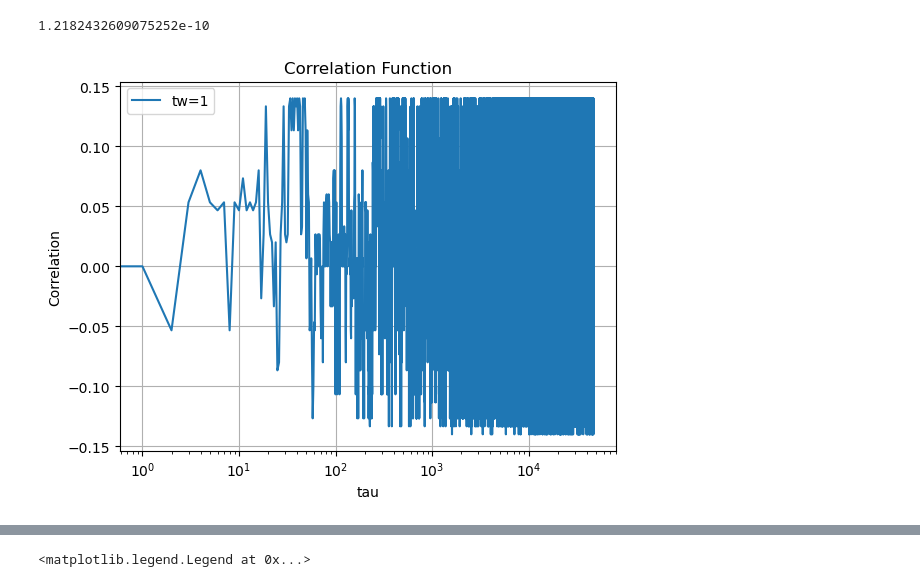
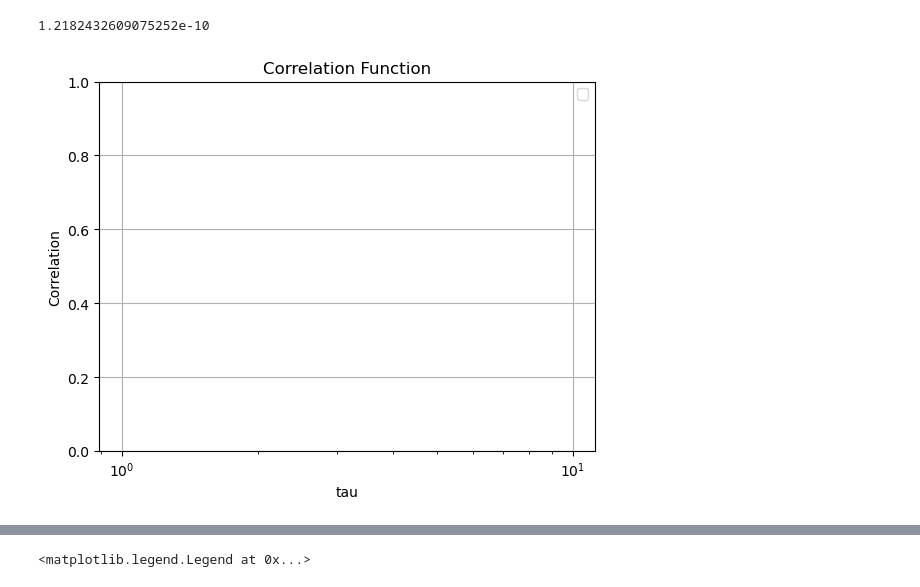
Before and after one commit to toM0dots/XYZ-color-code, a Jupyter notebook: XYZ_color_code/Optimal_decoder.ipynb, the cells around one changed output, grey strips where cells are left out. Cells and saved outputs as stored; diff of their text form; code cells hidden in the pictures.

```diff
--- a/XYZ_color_code/Optimal_decoder.ipynb
+++ b/XYZ_color_code/Optimal_decoder.ipynb
@@ -1299,13 +1314,15 @@ print( np.exp(-beta * 12))
 # %% [output]
 1.2182432609075252e-10
 # %%
-H = 3
-L = 2
-error_rate = 0.05
+import math
+H = 16
+L = 16
+error_rate = 0.001
 beta = math.log((3+error_rate)/error_rate)/3
-T = 50000
+T = 8000
+seeds = 1
 correlations = []
-for seed in range(1):
+for seed in range(seeds):
     x = lattice_space(H, L)
     logicals = logical_operators(x)
     logical = 3
@@ -1321,7 +1338,7 @@ for seed in range(1):
     error_patterns = []
     syndromes = []
     # spin_config1 = []
-    spin_config2 = []
+    spin_config = []
     # while not truncated:
     while step < T:
         # if step % 100 == 0:
@@ -1329,16 +1346,16 @@ for seed in range(1):
         #     print("Energy history:", energy_hist[-10:])
         #     print("lattice", lattice)
         step += 1
-        lattice = bkl(lattice,  1, error_rate, energy_hist, time_list)
-        spin_config2.append(lattice.copy())
-        error_patterns.append((lattice.copy()+ logicals[logical].copy()) % 2)
+        lattice, _ , _, _, _= bkl(lattice,  1, error_rate, energy_hist, time_list, configs = False)
+        spin_config.append(lattice.copy())
+        error_patterns.append((copy.deepcopy(lattice)+ copy.deepcopy(logicals[logical])) % 2)
 
-    T0, correlations0 = correlation(spin_config2[3000:])
-    correlations.append(correlations0)
+    # T0, correlations0 = correlation(spin_config2[3000:])
+    # correlations.append(correlations0)
 
-corrletions_mean = np.mean(correlations, axis=0)
+# corrletions_mean = np.mean(correlations, axis=0)
 
-plt.plot(np.arange(T0), correlations0, label='tw=1')
+# plt.plot(np.arange(T0), correlations0, label='tw=1')
 # plt.plot(time1, correlations1, label='tw=4')
 # plt.plot(time2, correlations2, label='tw=16')
 # plt.plot(time3, correlations3, label='tw=56')
@@ -1368,31 +1385,31 @@ plt.show()
 # plt.ylabel('Number of keys with that value length')
 # plt.title('Histogram of Value Lengths in Dictionary')
 # plt.xticks(lengths)
 # plt.grid(axis='y', linestyle='--', alpha=0.7)
 # plt.tight_layout()
 # plt.show()
 
 # fig, ax = plt.subplots()
 # sc = ax.scatter(
 #     lengths,
 #     energies,
 #     c=energies,        # color by density
 #     cmap='viridis',     # or any other matplotlib colormap
 #     s=50,               # marker size
 #     edgecolor='k',      # optional black border around markers
 # )
 
 # # Add a colorbar to indicate density
 # cbar = fig.colorbar(sc, ax=ax)
 # cbar.set_label('Density')
 
 # # — labels & styling —
 # ax.set_xlabel('Length')
 # ax.set_ylabel('Energy')
 # ax.set_title('Energy vs Length (colored by density)')
 # ax.grid(True, linestyle='--', alpha=0.5)
 
 # plt.tight_layout()
 # plt.show()
 # %% [output]
-[figure, old version]
+[figure, new version]
```
Also changed, not shown: parts of 22 cells of this notebook, 33 other files.
